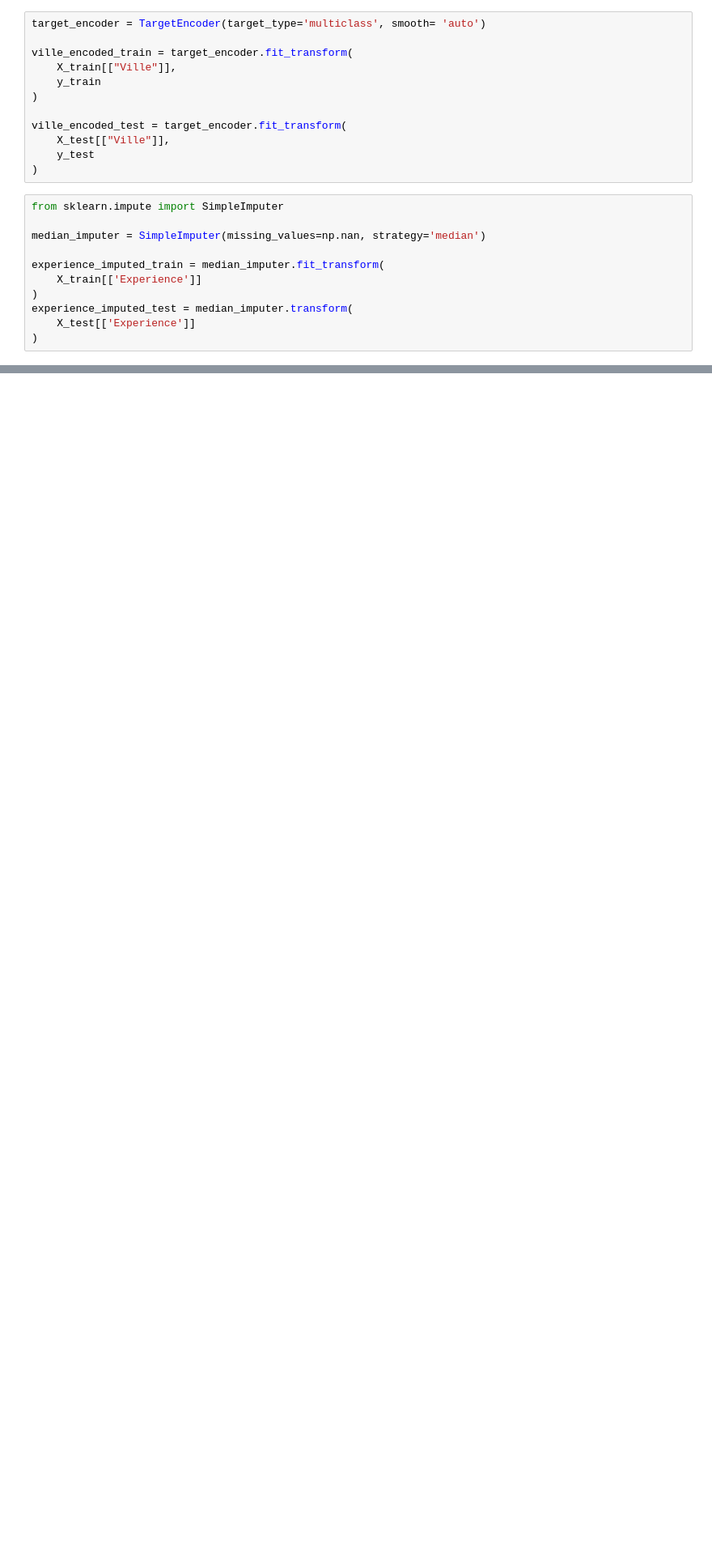
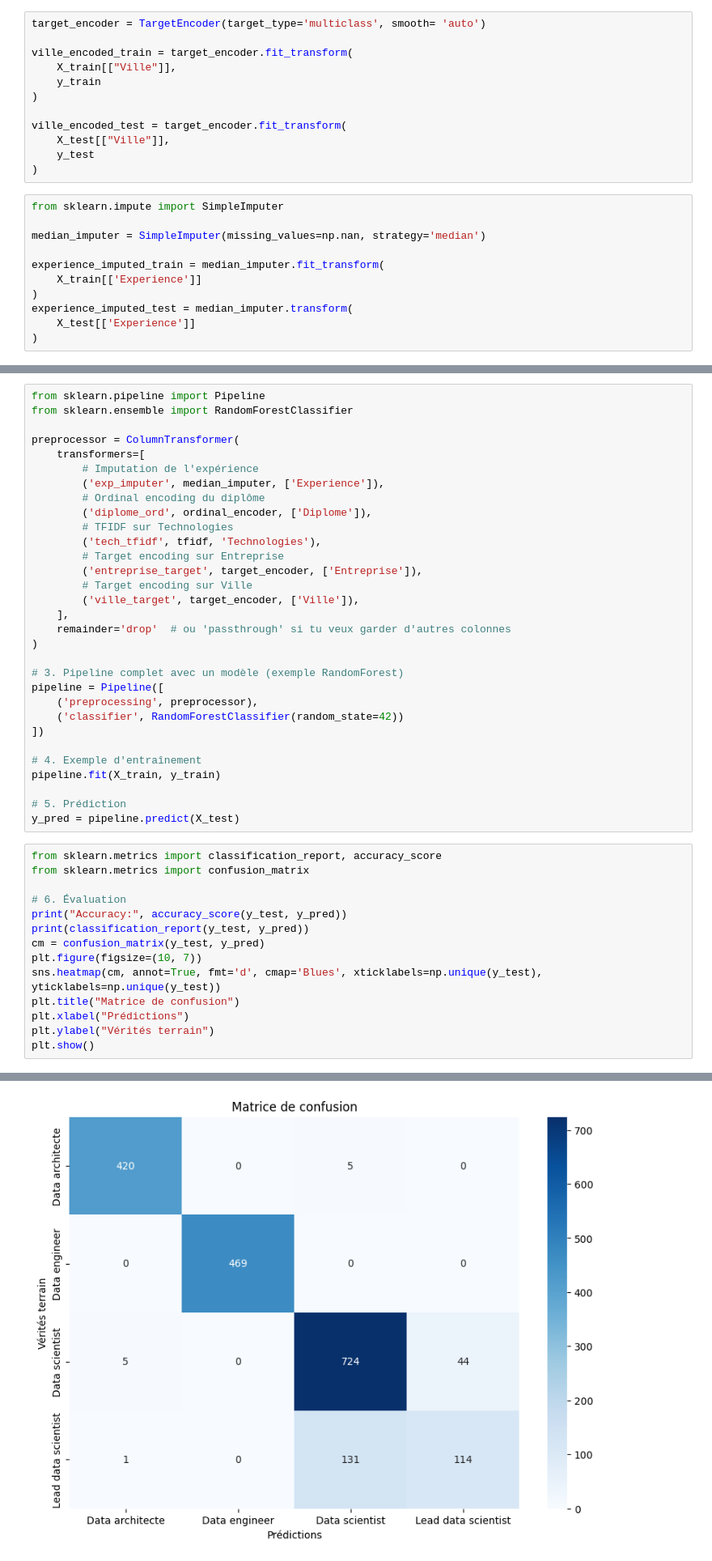
Before and after one commit to jccazes/equancy_technical_assessment, a Jupyter notebook: src/equancy_technical_assessment/answers.ipynb, the cells around one changed output, grey strips where cells are left out. Shown at 81% size. Drawn from its saved outputs; the diff is of its cells as text; blank space fills up the shorter version.

```diff
--- a/src/equancy_technical_assessment/answers.ipynb
+++ b/src/equancy_technical_assessment/answers.ipynb
@@ -395,0 +401,46 @@ experience_imputed_test = median_imputer.transform(
+# %%
+from sklearn.pipeline import Pipeline
+from sklearn.ensemble import RandomForestClassifier
+
+preprocessor = ColumnTransformer(
+    transformers=[
+        # Imputation de l'expérience
+        ('exp_imputer', median_imputer, ['Experience']),
+        # Ordinal encoding du diplôme
+        ('diplome_ord', ordinal_encoder, ['Diplome']),
+        # TFIDF sur Technologies
+        ('tech_tfidf', tfidf, 'Technologies'),
+        # Target encoding sur Entreprise
+        ('entreprise_target', target_encoder, ['Entreprise']),
+        # Target encoding sur Ville
+        ('ville_target', target_encoder, ['Ville']),
+    ],
+    remainder='drop'  # ou 'passthrough' si tu veux garder d'autres colonnes
+)
+
+# 3. Pipeline complet avec un modèle (exemple RandomForest)
+pipeline = Pipeline([
+    ('preprocessing', preprocessor),
+    ('classifier', RandomForestClassifier(random_state=42))
+])
+
+# 4. Exemple d'entraînement
+pipeline.fit(X_train, y_train)
+
+# 5. Prédiction
+y_pred = pipeline.predict(X_test)
+# %%
+from sklearn.metrics import classification_report, accuracy_score
+from sklearn.metrics import confusion_matrix
+
+# 6. Évaluation
+print("Accuracy:", accuracy_score(y_test, y_pred))
+print(classification_report(y_test, y_pred))
+cm = confusion_matrix(y_test, y_pred)
+plt.figure(figsize=(10, 7))
+sns.heatmap(cm, annot=True, fmt='d', cmap='Blues', xticklabels=np.unique(y_test), yticklabels=np.unique(y_test))
+plt.title("Matrice de confusion")
+plt.xlabel("Prédictions")
+plt.ylabel("Vérités terrain")
+plt.show()
+# %% [output]
@@ -395,0 +458 @@ experience_imputed_test = median_imputer.transform(
+[figure, added]
```
Also changed, not shown: parts of 5 cells of this notebook.
